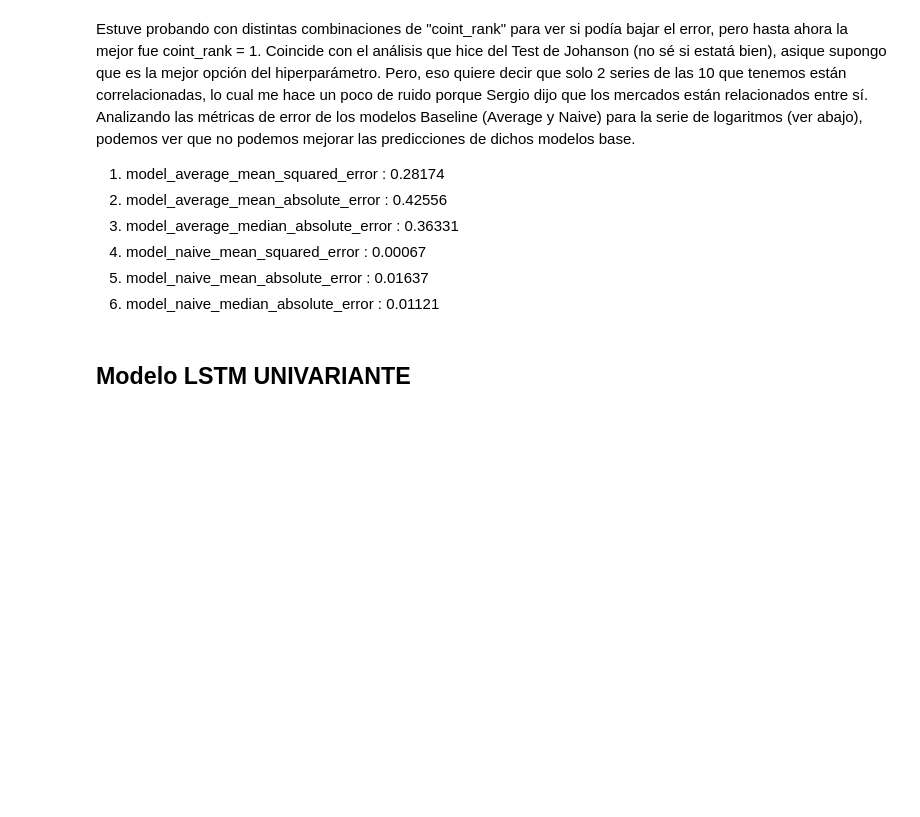
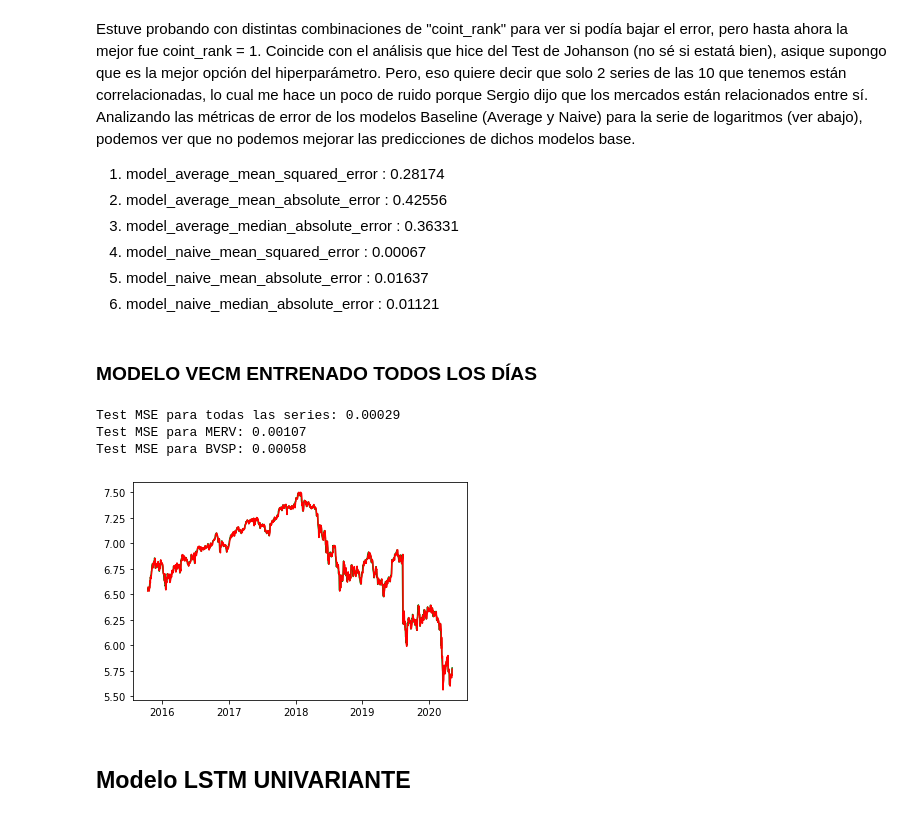
Before and after one commit to Martin317/mentoria-prediccion-indices-financieros, a Jupyter notebook: TP4AprendizajeSupervisado/EnunciadoTP4AprendizajeSupervisado.ipynb, the cells around one changed output. Drawn from its saved outputs; the diff is of its cells as text; code cells hidden in the pictures; blank space fills up the shorter version.

Commit message:
Entrenando VCEM con datos de todos los dias

```diff
--- a/TP4AprendizajeSupervisado/EnunciadoTP4AprendizajeSupervisado.ipynb
+++ b/TP4AprendizajeSupervisado/EnunciadoTP4AprendizajeSupervisado.ipynb
@@ -535,6 +535,37 @@ Analizando las métricas de error de los modelos Baseline (Average y Naive) para
 4. model_naive_mean_squared_error :  0.00067
 5. model_naive_mean_absolute_error :  0.01637
 6. model_naive_median_absolute_error :  0.01121
+# %% [markdown]
+### MODELO VECM ENTRENADO TODOS LOS DÍAS
+# %%
+history = new_train
+predictions = pd.DataFrame(columns=["MERV", "BVSP", "FTSE", "GDAXI", "FCHI", "N225", "HSI", "SSEC", "GSPC", "NDX"])
+
+for t in range(len(ln_test_data)):
+    model = VECM(endog = history, k_ar_diff = hiperp, coint_rank = 1)
+    model_fit = model.fit()
+    output = model_fit.predict(steps=1)
+    testing = pd.DataFrame(data=output, columns=["MERV", "BVSP", "FTSE", "GDAXI", "FCHI", "N225", "HSI", "SSEC", "GSPC", "NDX"])
+    predictions = pd.concat([predictions, testing])
+    obs = ln_test_data.iloc[t]
+    history=history.append(obs)
+# %%
+error = mean_squared_error(ln_test_data, predictions)
+print('Test MSE para todas las series: %.5f' % error)
+error = mean_squared_error(ln_test_data["MERV"], predictions["MERV"])
+print('Test MSE para MERV: %.5f' % error)
+error = mean_squared_error(ln_test_data["BVSP"], predictions["BVSP"])
+print('Test MSE para BVSP: %.5f' % error)
+
+# plot
+plt.plot(ln_test_data["MERV"], color= 'green')
+plt.plot(predictions["MERV"], color='red')
+plt.show()
+# %% [output]
+Test MSE para todas las series: 0.00029
+Test MSE para MERV: 0.00107
+Test MSE para BVSP: 0.00058
+[figure, added]
 # %% [markdown]
 ## Modelo LSTM UNIVARIANTE
 # %% [markdown]
```
Also changed, not shown: parts of 7 cells of this notebook.
